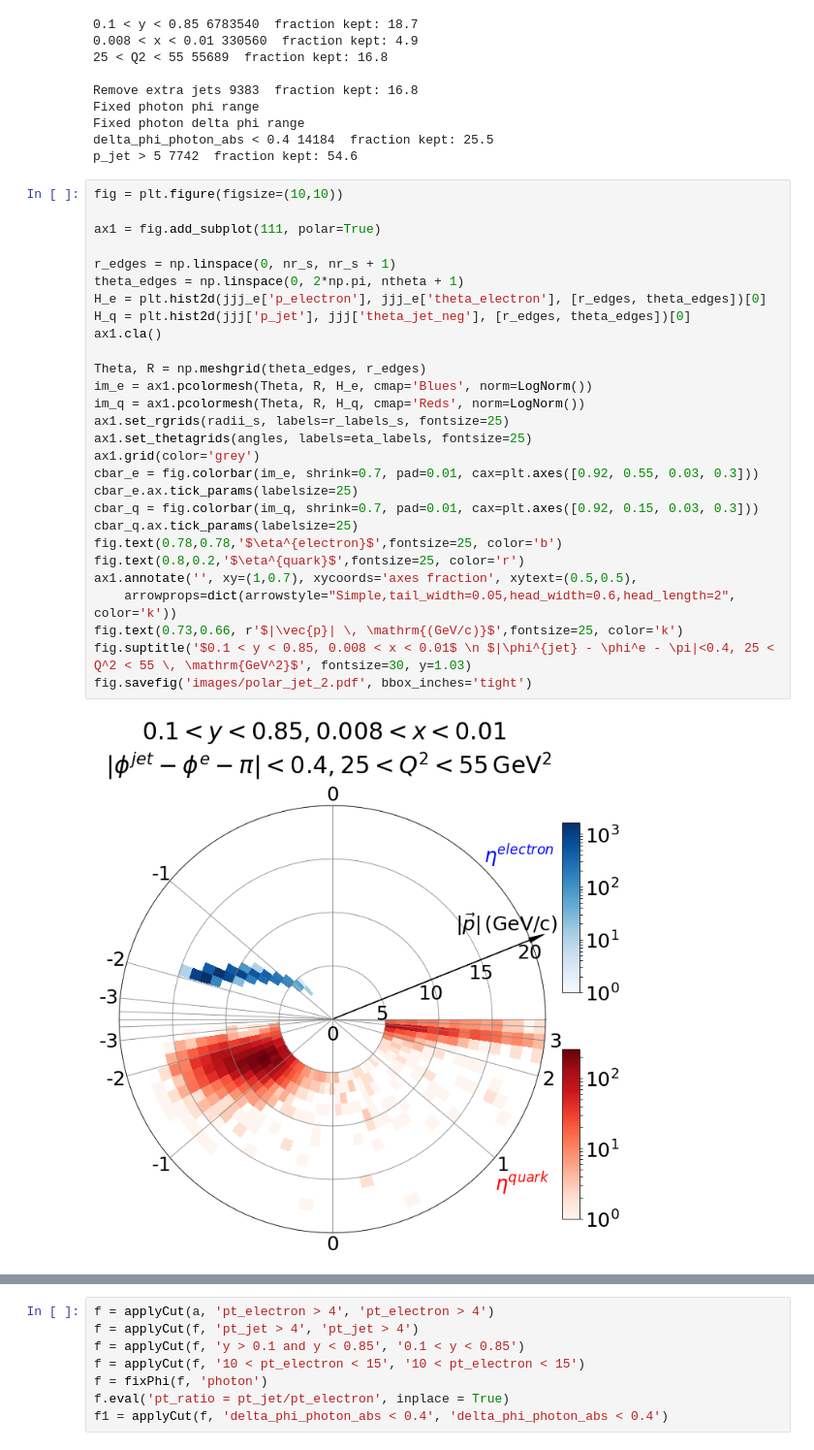
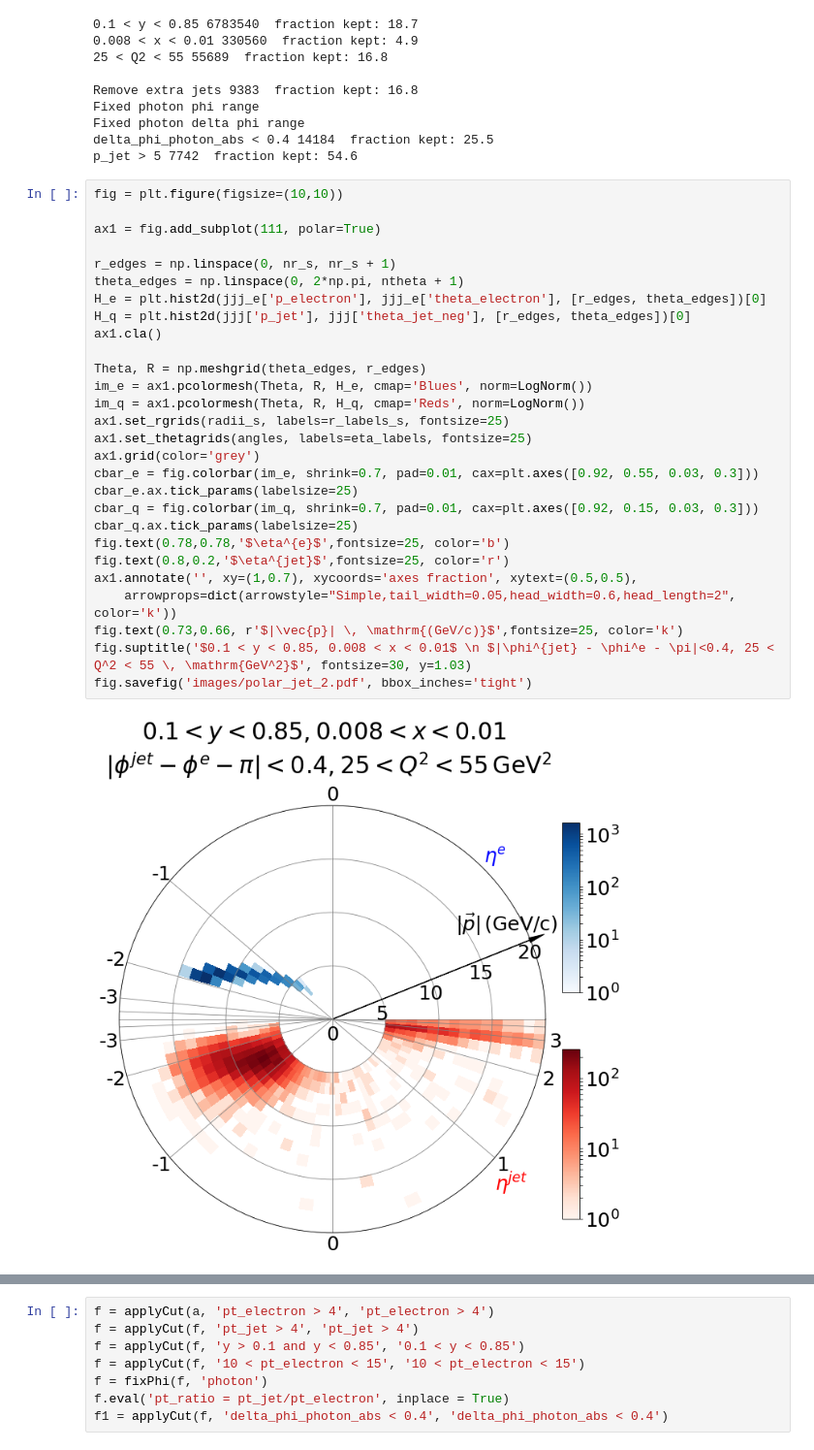
Before and after one commit to y-song/notebooks, a Jupyter notebook: figures_in_paper.ipynb, the cells around one changed output, grey strips where cells are left out. Shown at 97% size. Cells and saved outputs as stored; diff of their text form.

```diff
--- a/figures_in_paper.ipynb
+++ b/figures_in_paper.ipynb
@@ -764,33 +522,33 @@ p_jet > 5 7742  fraction kept: 54.6
 # %%
 fig = plt.figure(figsize=(10,10))
 
 ax1 = fig.add_subplot(111, polar=True)
 
 r_edges = np.linspace(0, nr_s, nr_s + 1)
 theta_edges = np.linspace(0, 2*np.pi, ntheta + 1)
 H_e = plt.hist2d(jjj_e['p_electron'], jjj_e['theta_electron'], [r_edges, theta_edges])[0]
 H_q = plt.hist2d(jjj['p_jet'], jjj['theta_jet_neg'], [r_edges, theta_edges])[0]
 ax1.cla()
 
 Theta, R = np.meshgrid(theta_edges, r_edges)
 im_e = ax1.pcolormesh(Theta, R, H_e, cmap='Blues', norm=LogNorm())
 im_q = ax1.pcolormesh(Theta, R, H_q, cmap='Reds', norm=LogNorm())
 ax1.set_rgrids(radii_s, labels=r_labels_s, fontsize=25)
 ax1.set_thetagrids(angles, labels=eta_labels, fontsize=25)
 ax1.grid(color='grey')
 cbar_e = fig.colorbar(im_e, shrink=0.7, pad=0.01, cax=plt.axes([0.92, 0.55, 0.03, 0.3]))
 cbar_e.ax.tick_params(labelsize=25)
 cbar_q = fig.colorbar(im_q, shrink=0.7, pad=0.01, cax=plt.axes([0.92, 0.15, 0.03, 0.3]))
 cbar_q.ax.tick_params(labelsize=25)
-fig.text(0.78,0.78,'$\eta^{electron}$',fontsize=25, color='b')
-fig.text(0.8,0.2,'$\eta^{quark}$',fontsize=25, color='r')
+fig.text(0.78,0.78,'$\eta^{e}$',fontsize=25, color='b')
+fig.text(0.8,0.2,'$\eta^{jet}$',fontsize=25, color='r')
 ax1.annotate('', xy=(1,0.7), xycoords='axes fraction', xytext=(0.5,0.5),
     arrowprops=dict(arrowstyle="Simple,tail_width=0.05,head_width=0.6,head_length=2", color='k'))
 fig.text(0.73,0.66, r'$|\vec{p}| \, \mathrm{(GeV/c)}$',fontsize=25, color='k')
 fig.suptitle('$0.1 < y < 0.85, 0.008 < x < 0.01$ \n $|\phi^{jet} - \phi^e - \pi|<0.4, 25 < Q^2 < 55 \, \mathrm{GeV^2}$', fontsize=30, y=1.03)
 fig.savefig('images/polar_jet_2.pdf', bbox_inches='tight')
 # %% [output]
-[figure, old version]
+[figure, new version]
 # %%
 hh = applyCut(ap, 'y > 0.1 and y < 0.85', '0.1 < y < 0.85')
 hh = applyCut(hh, '0.008 < x < 0.01', '0.008 < x < 0.01')
```
Also changed, not shown: parts of 70 cells of this notebook.
